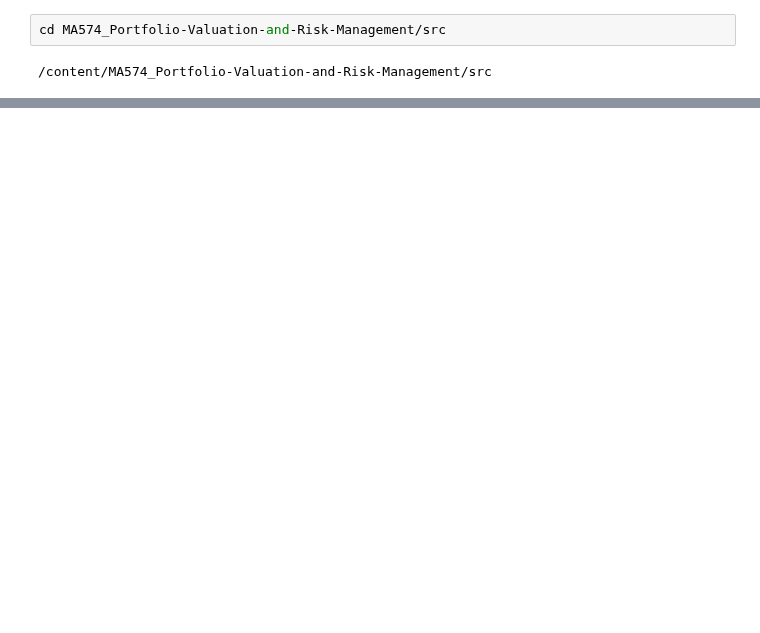
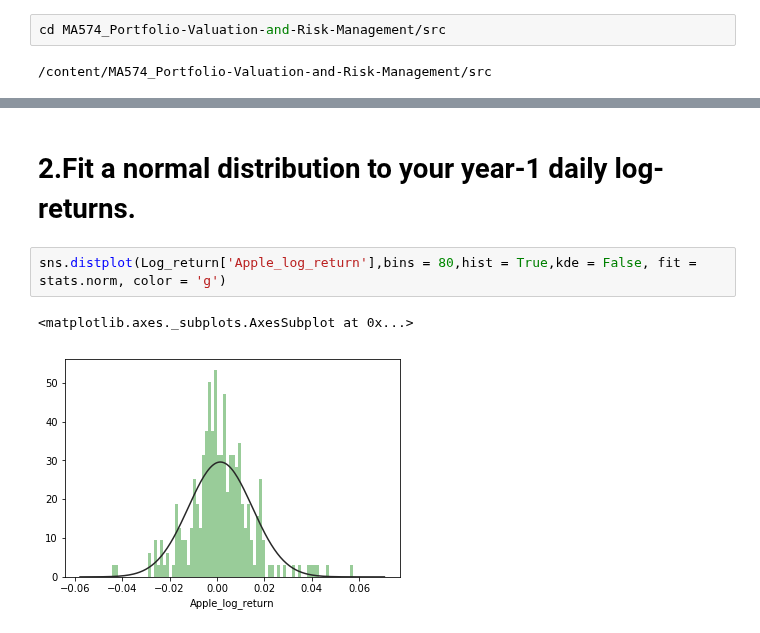
Before and after one commit to wuchenyu38/MA574_Portfolio-Valuation-and-Risk-Management, a Jupyter notebook: src/project1.ipynb, the cells around one changed output, grey strips where cells are left out. Saved outputs shown, nothing was run; the diff lists cells and outputs as text; blank space fills up the shorter version.

```diff
--- a/src/project1.ipynb
+++ b/src/project1.ipynb
@@ -50 +53,8 @@ plt.figure()
 <Figure size 432x288 with 0 Axes>
+# %% [markdown]
+# 2.Fit a normal distribution to your year-1 daily log-returns.
+# %%
+sns.distplot(Log_return['Apple_log_return'],bins = 80,hist = True,kde = False, fit = stats.norm, color = 'g')
+# %% [output]
+<matplotlib.axes._subplots.AxesSubplot at 0x...>
+[figure, added]
```
Also changed, not shown: parts of 27 cells of this notebook.
